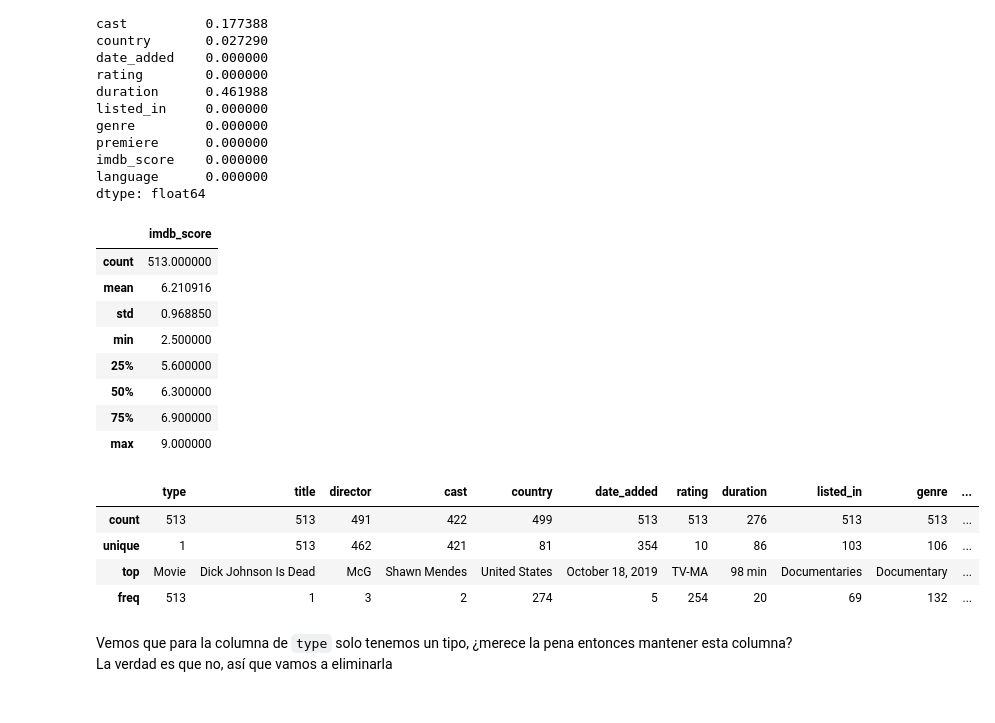
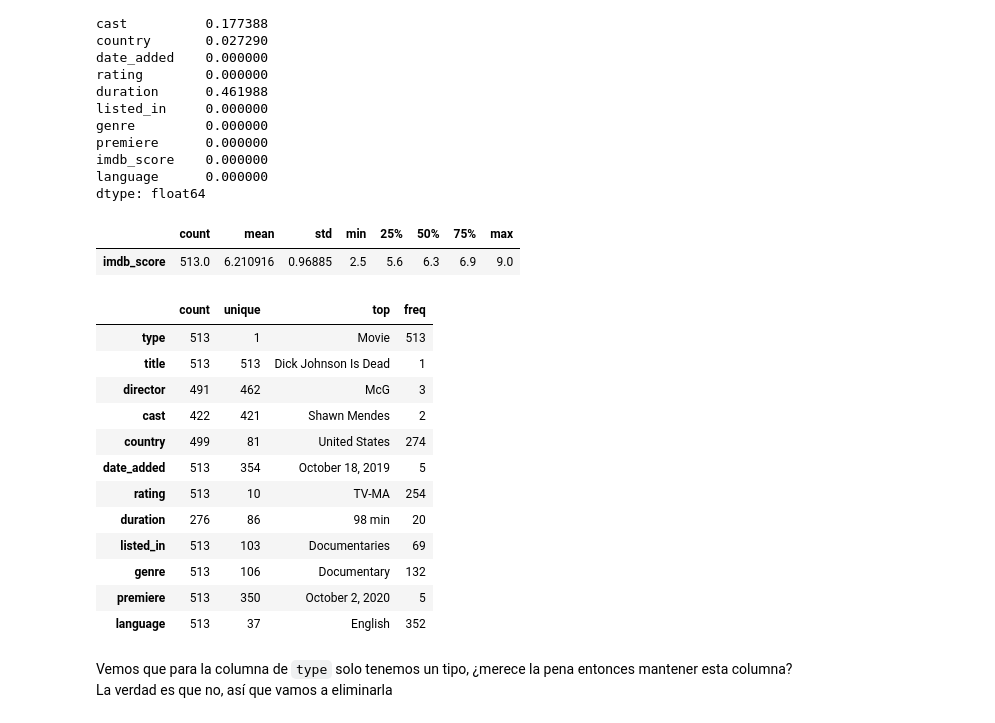
Before and after one commit to Ironhack-Data-Madrid-PartTime-May22/apuntes_clases, a Jupyter notebook: semana-09/9.1-Exploracion-Limpieza.ipynb, the cells around one changed output. Cells and saved outputs as stored; diff of their text form; code cells hidden in the pictures.

```diff
--- a/semana-09/9.1-Exploracion-Limpieza.ipynb
+++ b/semana-09/9.1-Exploracion-Limpieza.ipynb
@@ -57,7 +56,7 @@ df.sample(5)
 # %%
-# Dropping de las columnas inecesarias para el análisis
-df.drop(['show_id','Title','Runtime','description','release_year'], axis=1, inplace=True)
-df.head()
+# Eliminamos aquellas columnas fuera de nuestro interés
+df.drop(['release_year', 'Runtime', 'description','Title', "show_id"], axis = 1, inplace=True)
+df.head(2)
 # %% [output]
 |  | type | title | director | cast | country | date_added | rating | duration | listed_in | Genre | ... |
 | 0 | Movie | Dick Johnson Is Dead | Kirsten Johnson | NaN | United States | September 25, 2021 | PG-13 | 90 min | Documentaries | Documentary | ... |
@@ -151,26 +165,27 @@ language      0.000000
 dtype: float64
 # %%
 # Principales estadísticos de las columnas numéricas
-df.describe()
+df.describe().T
 # %% [output]
-|  | imdb_score |
-| count | 513.000000 |
-| mean | 6.210916 |
-| std | 0.968850 |
-| min | 2.500000 |
-| 25% | 5.600000 |
-| 50% | 6.300000 |
-| 75% | 6.900000 |
-| max | 9.000000 |
+|  | count | mean | std | min | 25% | 50% | 75% | max |
+| imdb_score | 513.0 | 6.210916 | 0.96885 | 2.5 | 5.6 | 6.3 | 6.9 | 9.0 |
 # %%
 # Principales estadísticos de las columnas categóricas
-df.describe(include='object')
+df.describe(include='object').T
 # %% [output]
-|  | type | title | director | cast | country | date_added | rating | duration | listed_in | genre | ... |
-| count | 513 | 513 | 491 | 422 | 499 | 513 | 513 | 276 | 513 | 513 | ... |
-| unique | 1 | 513 | 462 | 421 | 81 | 354 | 10 | 86 | 103 | 106 | ... |
-| top | Movie | Dick Johnson Is Dead | McG | Shawn Mendes | United States | October 18, 2019 | TV-MA | 98 min | Documentaries | Documentary | ... |
-| freq | 513 | 1 | 3 | 2 | 274 | 5 | 254 | 20 | 69 | 132 | ... |
+|  | count | unique | top | freq |
+| type | 513 | 1 | Movie | 513 |
+| title | 513 | 513 | Dick Johnson Is Dead | 1 |
+| director | 491 | 462 | McG | 3 |
+| cast | 422 | 421 | Shawn Mendes | 2 |
+| country | 499 | 81 | United States | 274 |
+| date_added | 513 | 354 | October 18, 2019 | 5 |
+| rating | 513 | 10 | TV-MA | 254 |
+| duration | 276 | 86 | 98 min | 20 |
+| listed_in | 513 | 103 | Documentaries | 69 |
+| genre | 513 | 106 | Documentary | 132 |
+| premiere | 513 | 350 | October 2, 2020 | 5 |
+| language | 513 | 37 | English | 352 |
 # %% [markdown]
 Vemos que para la columna de `type` solo tenemos un tipo, ¿merece la pena entonces mantener esta columna? La verdad es que no, así que vamos a eliminarla
 # %%
```
Also changed, not shown: parts of 39 cells of this notebook, 9 other files.
